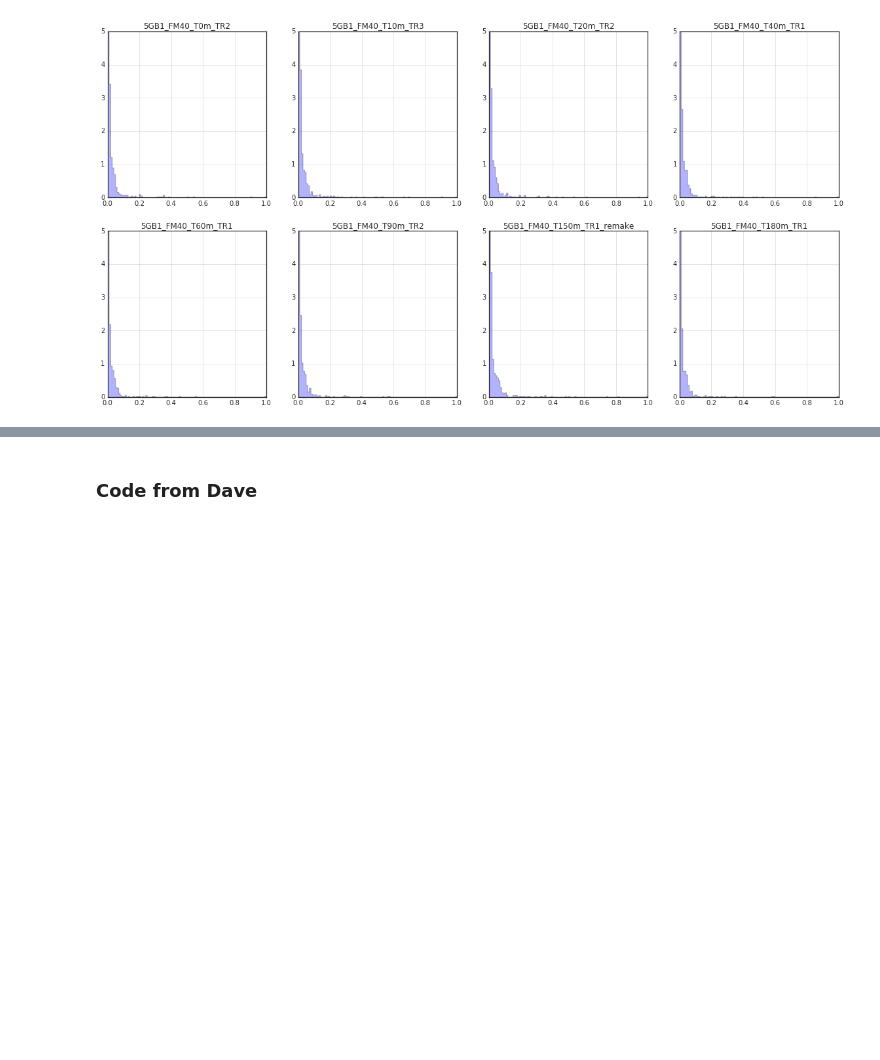
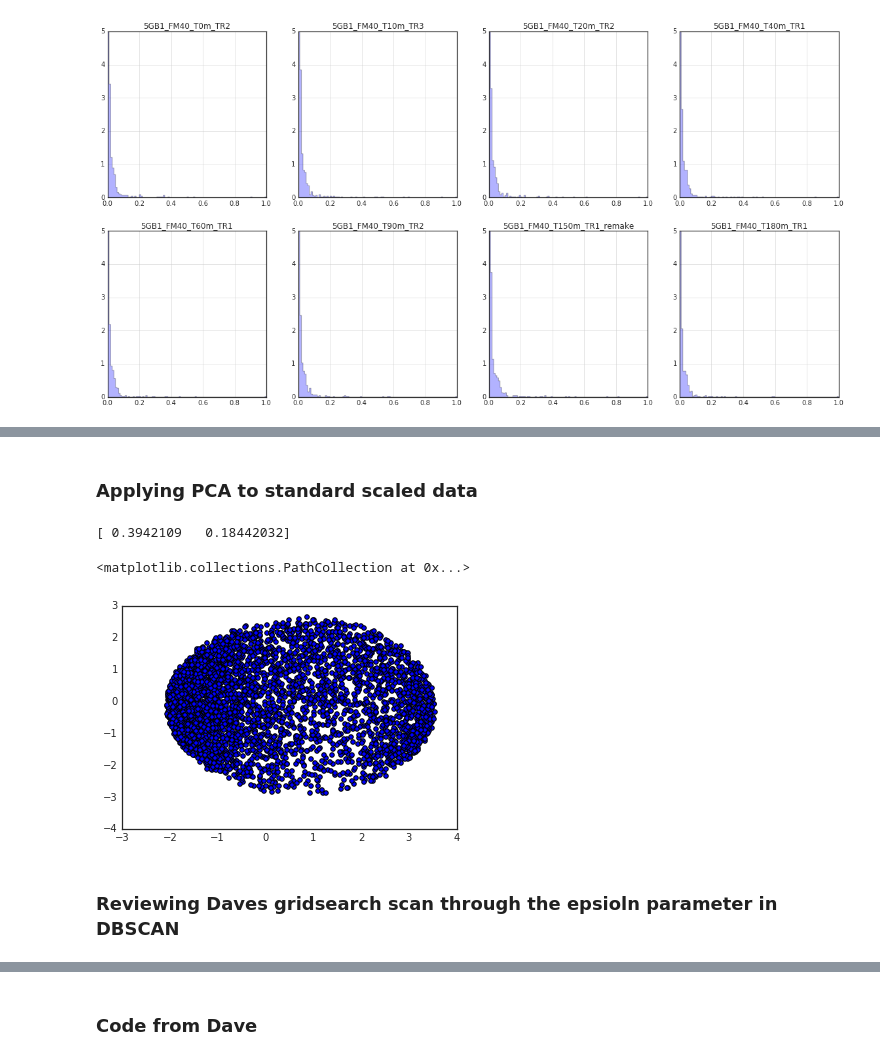
Before and after one commit to JiayuanGuo/Cu_transition_time_course-, a Jupyter notebook: Data_exploring_post_clustering_failure.ipynb, the cells around one changed output, grey strips where cells are left out. Drawn from its saved outputs; the diff is of its cells as text; code cells hidden in the pictures; blank space fills up the shorter version.

```diff
--- a/Data_exploring_post_clustering_failure.ipynb
+++ b/Data_exploring_post_clustering_failure.ipynb
@@ -155,8 +166,9 @@ from sklearn.preprocessing import StandardScaler, MinMaxScaler
 df2_TPM_values_T = df2_TPM_values.T #transposing the data
 standard_scaler = StandardScaler()
 
-df2a_stand_scale = standard_scaler.fit_transform(df2_TPM_values_T)
-df2a_stand_scale = pd.DataFrame(df2a_stand_scale.T)
+array_stand_scale = standard_scaler.fit_transform(df2_TPM_values_T)
+df2a_stand_scale = pd.DataFrame(array_stand_scale)
+df2a_stand_scale = df2a_stand_scale.T
 
 df2a_stand_scale.columns = df2_TPM_values.columns
 df2a_stand_scale.index = df2_TPM_values.index
@@ -281,0 +322,15 @@ draw_histograms(testc, testc.columns, 2, 4)
+# %% [markdown]
+### Applying PCA to standard scaled data
+# %%
+pca = PCA(n_components=2)
+pca.fit(df2a_stand_scale)
+print(pca.explained_variance_ratio_) #how much of the dimensionality reduction is
+pcat = pca.transform(df2a_stand_scale)
+#plt.figure()
+plt.scatter(pcat[:,0], pcat[:,1])
+# %% [output]
+[ 0.3942109   0.18442032]
+<matplotlib.collections.PathCollection at 0x...>
+[figure, added]
+# %% [markdown]
+### Reviewing Daves gridsearch scan through the epsioln parameter in DBSCAN
```
Also changed, not shown: parts of 19 cells of this notebook.
